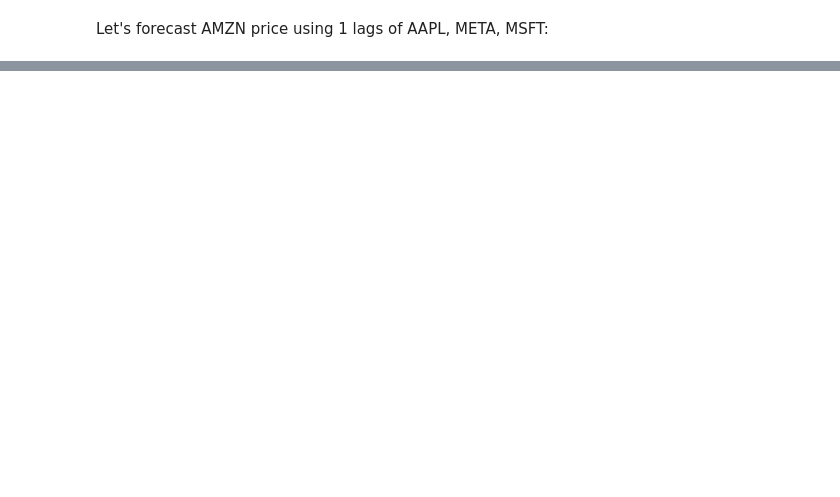
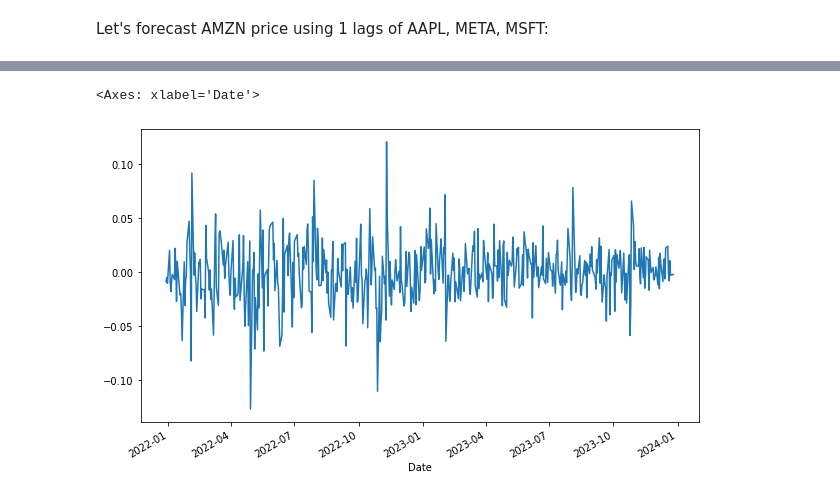
Before and after one commit to adevrent/wqu_mscfe, a Jupyter notebook: Financial Econometrics/M6/BTCH_ETH_var2model.ipynb, the cells around one changed output, grey strips where cells are left out. Saved outputs shown, nothing was run; the diff lists cells and outputs as text; code cells hidden in the pictures; blank space fills up the shorter version.

```diff
--- a/Financial Econometrics/M6/BTCH_ETH_var2model.ipynb
+++ b/Financial Econometrics/M6/BTCH_ETH_var2model.ipynb
@@ -339 +339,10 @@ coefs_dict
+# %%
+AMZN_var1 = np.sum(np.array([coefs_dict[ticker]*log_df[ticker].shift(1) for ticker in ["AAPL", "META", "MSFT"]]), axis=0)
+log_df["AMZN VAR(1)"] = AMZN_var1
+AMZN_resid = log_df["AMZN"] - log_df["AMZN VAR(1)"]
+resid_std = AMZN_resid.std()
+AMZN_resid.plot(figsize=(10, 6))
+# %% [output]
+<Axes: xlabel='Date'>
+[figure, added]
 # %%
```
Also changed, not shown: parts of 19 cells of this notebook, 2 other files.
